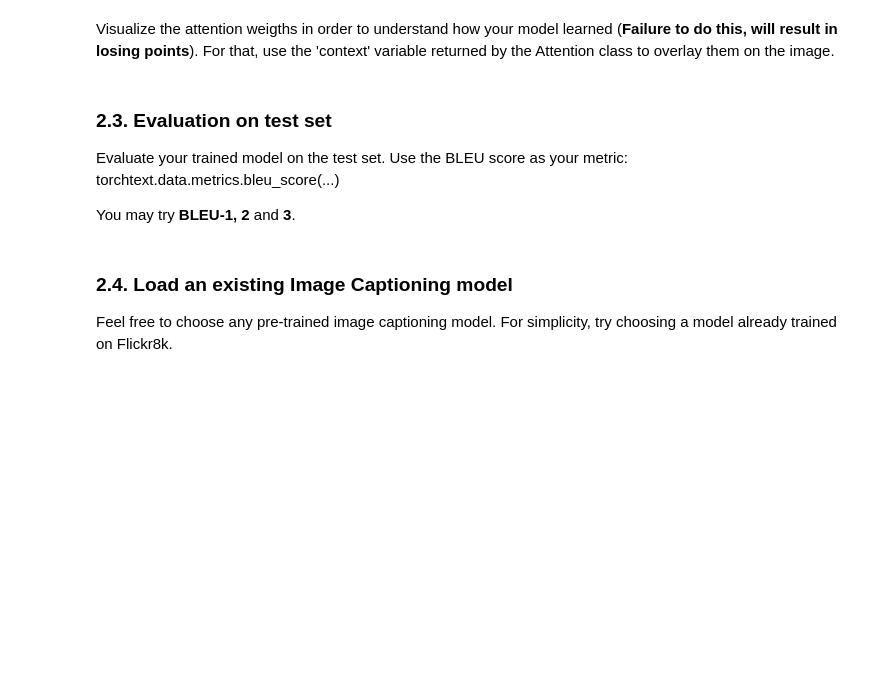
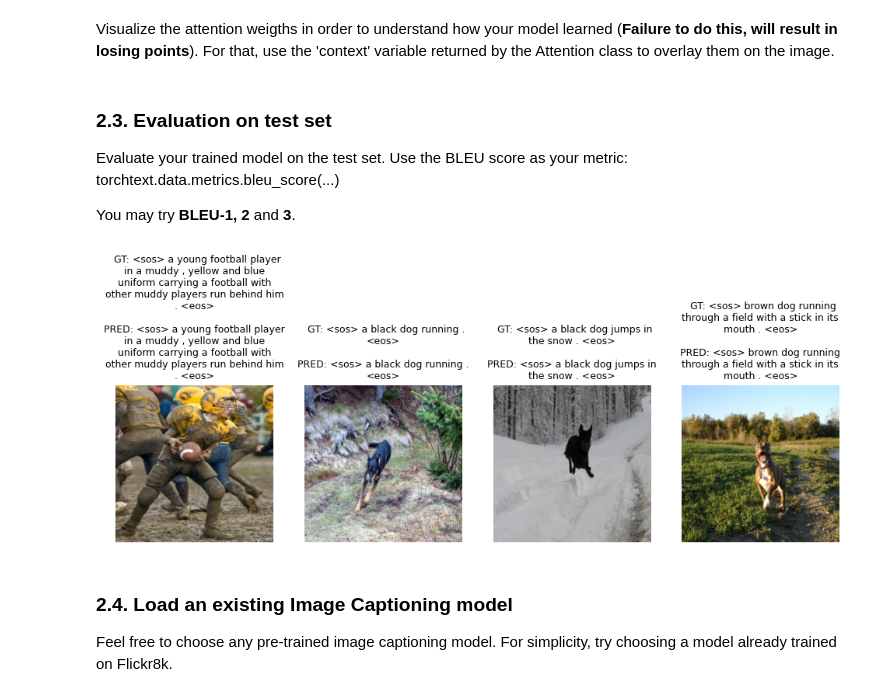
Before and after one commit to liviuflo/dnd-assignment2, a Jupyter notebook: DND_Assignment_2_24_25_1.ipynb, the cells around one changed output. Saved outputs shown, nothing was run; the diff lists cells and outputs as text; code cells hidden in the pictures; blank space fills up the shorter version.

```diff
--- a/DND_Assignment_2_24_25_1.ipynb
+++ b/DND_Assignment_2_24_25_1.ipynb
@@ -886,3 +849,80 @@ You may try **BLEU-1, 2** and **3**.
+# %%
+def predict_on_dataloader(model, dataloader, wanted_images=4):
+    f, axs = plt.subplots(1, wanted_images)
+    f.set_figwidth(3 * wanted_images)
+    i = 0
+    model.train(mode=False)
+    with torch.no_grad():
+        for images, gt_captions, all_captions in dataloader:
+            preds, _ = model.forward_with_gt(images.to(device), gt_captions.to(device))
+
+            _, max_indices = torch.max(preds, dim=2)  # Greedy predictions
+
+            # pred_captions = [int_caption_to_str(c) for c in max_indices]
+            # print(pred_captions)
+
+            for img, gt_caption, raw_caption in zip(images, gt_captions, max_indices):
+                print("-----")
+                pred_caption = decode_caption(raw_caption, VOCAB).replace("<pad>", "")
+                pred_caption_wrapped = "\n".join(wrap(pred_caption, width=35))
+
+                gt_caption = decode_caption(gt_caption, VOCAB).replace("<pad>", "")
+                print(pred_caption)
+                print(gt_caption)
+
+                image = denormalize(img).numpy()
+                image = np.transpose(image, (1, 2, 0))
+                image[image > 1] = 1
+
+                axs[i].imshow(image)
+                axs[i].axis("off")
+                axs[i].set_title(pred_caption_wrapped, fontsize=9)
+                i += 1
+
+                if i == wanted_images:
+                    return
+
+
+def predict_on_dataset(model: ImageCaptioningModel, ds, wanted_images):
+    f, axs = plt.subplots(1, wanted_images)
+    f.set_figwidth(3 * wanted_images)
+    model.train(mode=False)
+    sample_ids = random.sample(list(range(len(ds))), k=wanted_images)
+
+    with torch.no_grad():
+        for i, sample_id in enumerate(sample_ids):
+            image_tensor, gt_caption, _ = ds[sample_id]
+
+            images = image_tensor.unsqueeze(0)
+            gt_captions = gt_caption.unsqueeze(0)
+
+            preds, _ = model.forward_with_gt(images.to(device), gt_captions.to(device))
+
+            _, max_indices = torch.max(preds, dim=2)  # Greedy predictions
+
+            pred_caption = decode_caption(max_indices[0], VOCAB).replace("<pad>", "")
+
+            image = denormalize(image_tensor).numpy()
+            image = np.transpose(image, (1, 2, 0))
+            image[image > 1] = 1
+
+            text_gt = "  GT: " + decode_caption(gt_caption, ds.vocab)
+            wrapped_text_gt = "\n".join(wrap(text_gt, width=35))
+
+            text_pred = "PRED: " + pred_caption
+            wrapped_text_pred = "\n".join(wrap(text_pred, width=35))
+
+            title = wrapped_text_gt + "\n\n" + wrapped_text_pred
+
+            axs[i].imshow(image)
+            axs[i].axis("off")
+            axs[i].set_title(title, fontsize=9)
+
+
+# predict_on_dataloader(model, test_loader)
+predict_on_dataset(model, test_dataset, wanted_images=4)
+# %% [output]
+[figure, added]
 # %% [markdown]
 ### 2.4. Load an existing Image Captioning model
 
```
Also changed, not shown: parts of 4 cells of this notebook.
